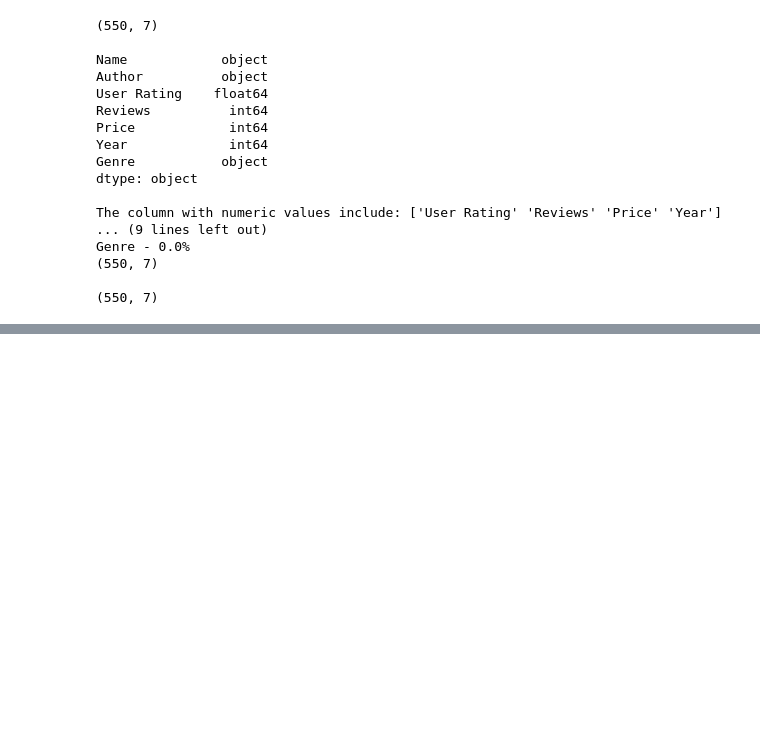
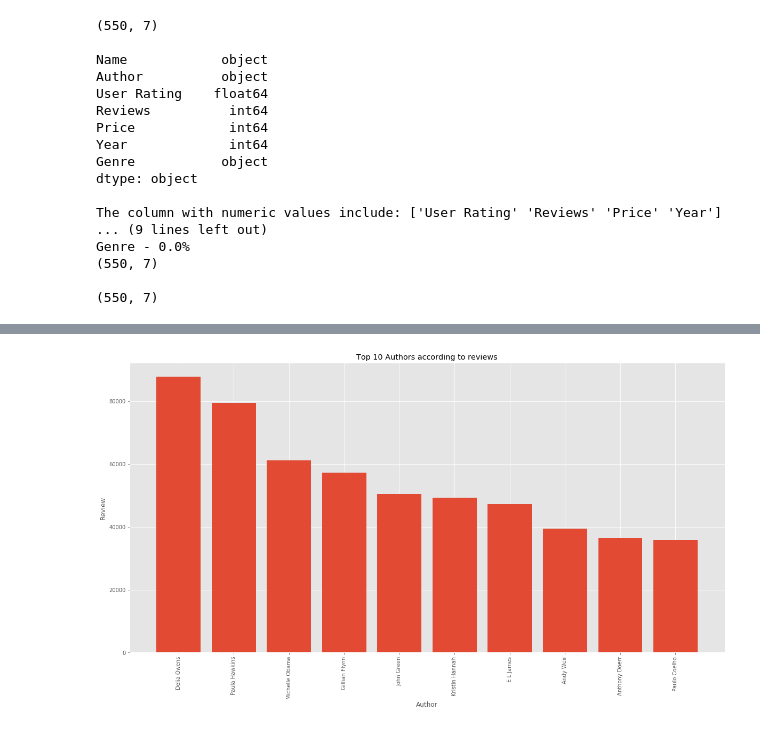
Before and after one commit to AI-fae/Init_assessment_files, a Jupyter notebook: SCAMP assessment.ipynb, the cells around one changed output, grey strips where cells are left out. Cells and saved outputs as stored; diff of their text form; code cells hidden in the pictures; blank space fills up the shorter version.

```diff
--- a/SCAMP assessment.ipynb
+++ b/SCAMP assessment.ipynb
@@ -87,0 +135,15 @@ df
+# %%
+#Visualizing Top 10 Authors according to reviews.
+
+#Authors_reviews = df.columns[2,4]
+top_ten_authors = df.nlargest(20,'Reviews',  keep='all')
+top_ten_authors
+
+plt.bar(top_ten_authors['Author'], top_ten_authors['Reviews'])
+plt.title('Top 10 Authors according to reviews')
+plt.xticks(rotation = 90)
+plt.xlabel('Author')
+plt.ylabel('Review')
+plt.show()
+# %% [output]
+[figure, added]
```
Also changed, not shown: parts of 12 cells of this notebook.
